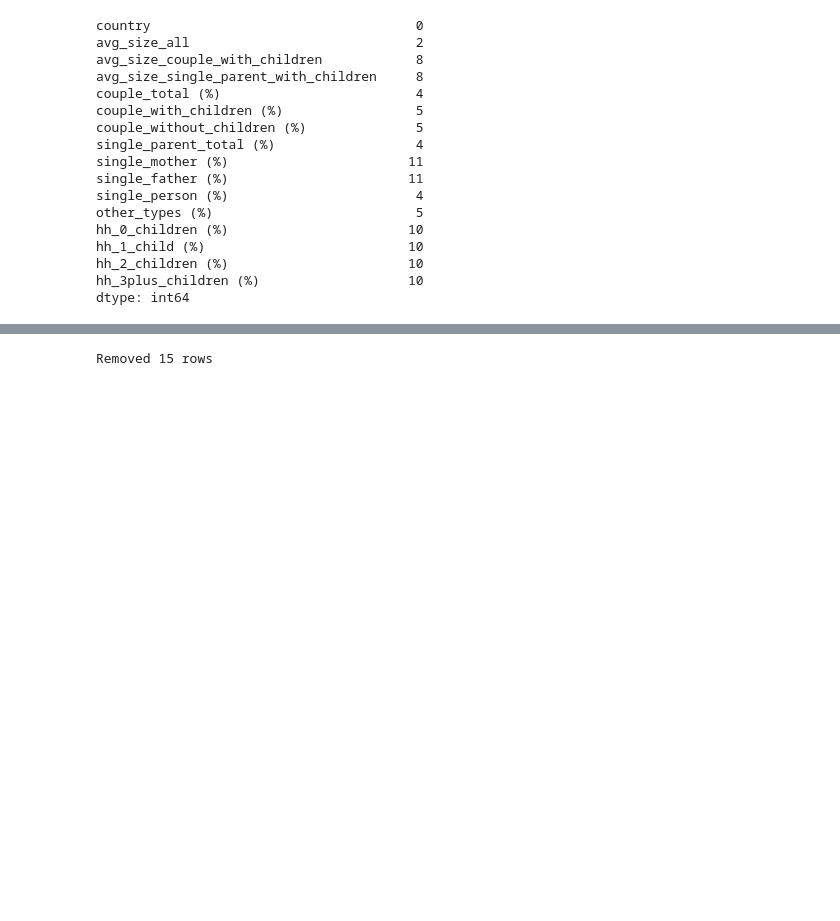
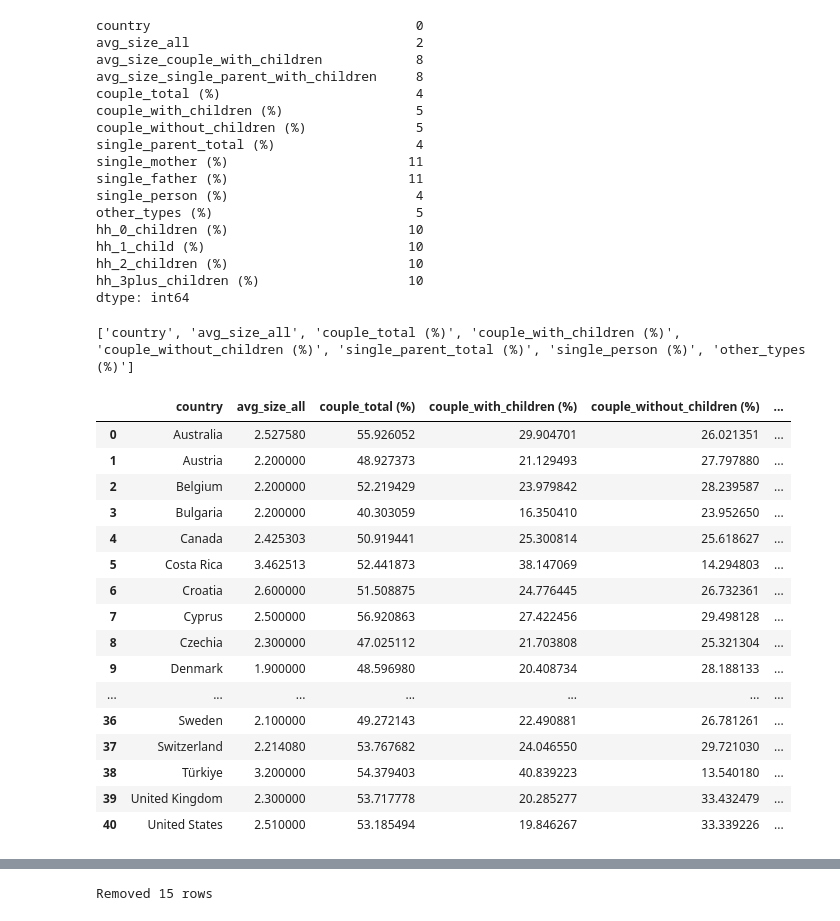
Before and after one commit to YkslB/marriage_statistics, a Jupyter notebook: scripts/Cleaning.ipynb, the cells around one changed output, grey strips where cells are left out. Cells and saved outputs as stored; diff of their text form; code cells hidden in the pictures; blank space fills up the shorter version.

```diff
--- a/scripts/Cleaning.ipynb
+++ b/scripts/Cleaning.ipynb
@@ -1313,3 +1313,49 @@ hh_1_child (%)                          10
 hh_2_children (%)                       10
 hh_3plus_children (%)                   10
 dtype: int64
+# %%
+# Drop exactly these columns and create df_16_general
+cols_to_drop = [
+    "avg_size_couple_with_children",
+    "avg_size_single_parent_with_children",
+    "single_mother (%)",
+    "single_father (%)",
+    "hh_0_children (%)",
+    "hh_1_child (%)",
+    "hh_2_children (%)",
+    "hh_3plus_children (%)",
+]
+
+df_16_general = df_16.drop(columns=cols_to_drop, errors="ignore").copy()
+
+# quick check (optional)
+print(df_16_general.columns.tolist())
+# %% [output]
+['country', 'avg_size_all', 'couple_total (%)', 'couple_with_children (%)', 'couple_without_children (%)', 'single_parent_total (%)', 'single_person (%)', 'other_types (%)']
+# %%
+# Remove selected countries (exact matches)
+df_16_general['country'] = df_16_general['country'].str.strip()  # trims spaces
+
+countries_to_remove = ["Chile", "Columbia", "OECD average", "OECD-30 average", "OECD-36 average", "Israel"]
+df_16_general = df_16_general[~df_16_general['country'].isin(countries_to_remove)].copy()
+# %%
+df_16_general = df_16_general.reset_index(drop=True)
+df_16_general
+# %% [output]
+|  | country | avg_size_all | couple_total (%) | couple_with_children (%) | couple_without_children (%) | ... |
+| 0 | Australia | 2.527580 | 55.926052 | 29.904701 | 26.021351 | ... |
+| 1 | Austria | 2.200000 | 48.927373 | 21.129493 | 27.797880 | ... |
+| 2 | Belgium | 2.200000 | 52.219429 | 23.979842 | 28.239587 | ... |
+| 3 | Bulgaria | 2.200000 | 40.303059 | 16.350410 | 23.952650 | ... |
+| 4 | Canada | 2.425303 | 50.919441 | 25.300814 | 25.618627 | ... |
+| 5 | Costa Rica | 3.462513 | 52.441873 | 38.147069 | 14.294803 | ... |
+| 6 | Croatia | 2.600000 | 51.508875 | 24.776445 | 26.732361 | ... |
+| 7 | Cyprus | 2.500000 | 56.920863 | 27.422456 | 29.498128 | ... |
+| 8 | Czechia | 2.300000 | 47.025112 | 21.703808 | 25.321304 | ... |
+| 9 | Denmark | 1.900000 | 48.596980 | 20.408734 | 28.188133 | ... |
+| ... | ... | ... | ... | ... | ... | ... |
+| 36 | Sweden | 2.100000 | 49.272143 | 22.490881 | 26.781261 | ... |
+| 37 | Switzerland | 2.214080 | 53.767682 | 24.046550 | 29.721030 | ... |
+| 38 | Türkiye | 3.200000 | 54.379403 | 40.839223 | 13.540180 | ... |
+| 39 | United Kingdom | 2.300000 | 53.717778 | 20.285277 | 33.432479 | ... |
+| 40 | United States | 2.510000 | 53.185494 | 19.846267 | 33.339226 | ... |
```
Also changed, not shown: parts of 24 cells of this notebook, 1 other file.
